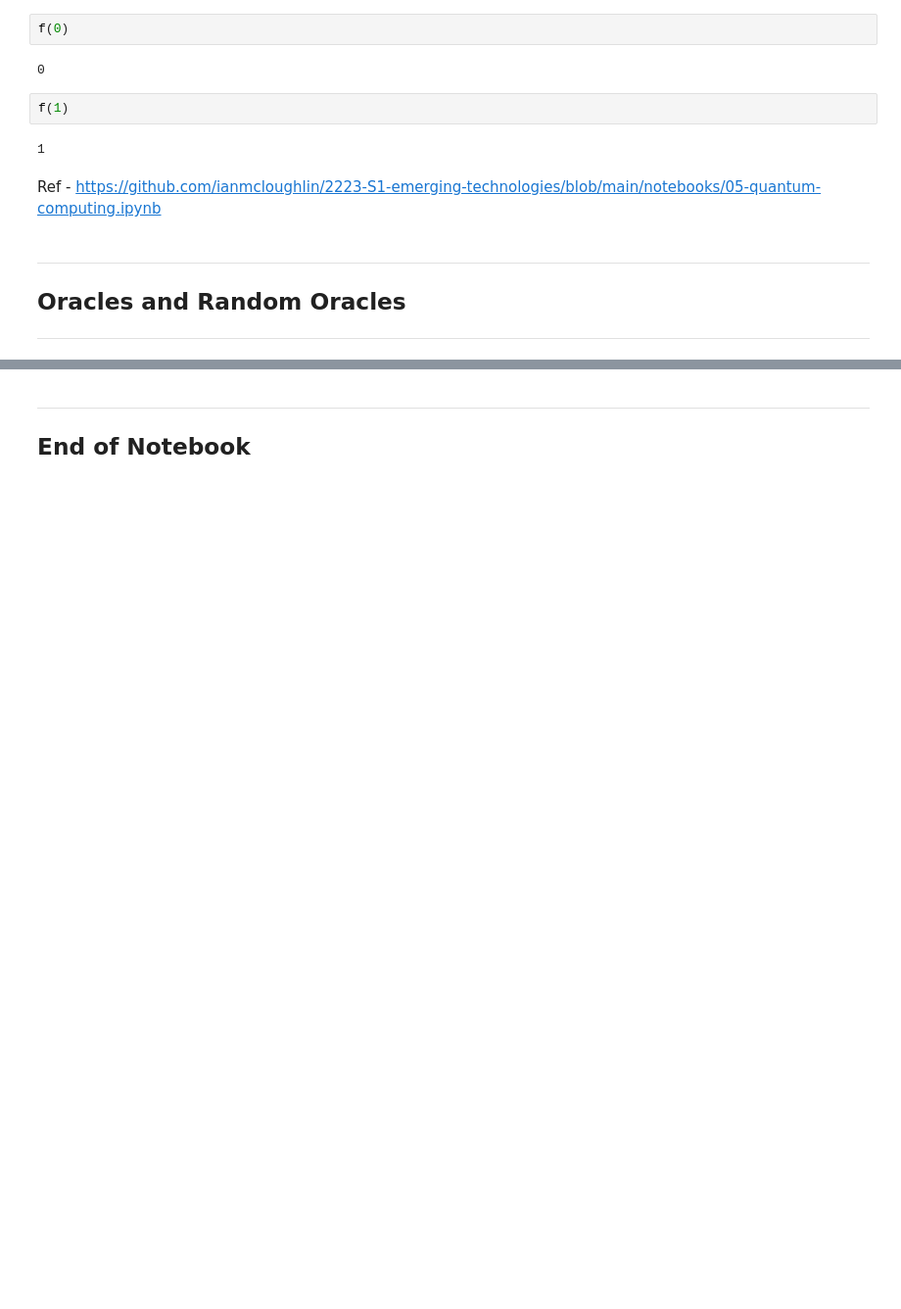
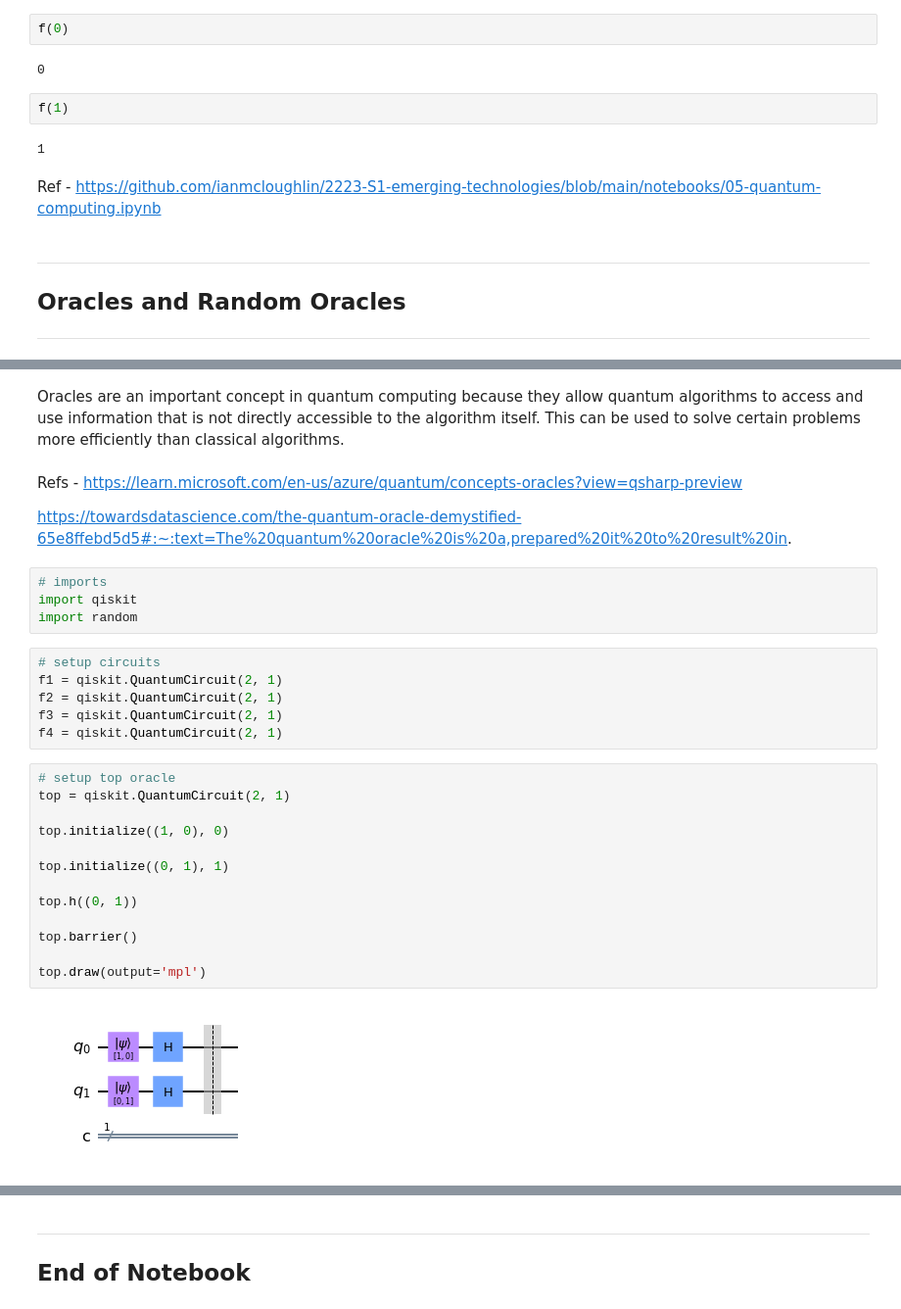
Before and after one commit to DylanMorr/Emerging-Technology-Assessment, a Jupyter notebook: content/Main-Notebooks/quantum-computing.ipynb, the cells around one changed output, grey strips where cells are left out. Shown at 98% size. Saved outputs shown, nothing was run; the diff lists cells and outputs as text; blank space fills up the shorter version.

Commit message:
Quantum Book Finshed

```diff
--- a/content/Main-Notebooks/quantum-computing.ipynb
+++ b/content/Main-Notebooks/quantum-computing.ipynb
@@ -254,0 +265,31 @@ Ref - https://github.com/ianmcloughlin/2223-S1-emerging-technologies/blob/main/n
+# %% [markdown]
+Oracles are an important concept in quantum computing because they allow quantum algorithms to access and use information that is not directly accessible to the algorithm itself. This can be used to solve certain problems more efficiently than classical algorithms.
+# %% [markdown]
+Refs - https://learn.microsoft.com/en-us/azure/quantum/concepts-oracles?view=qsharp-preview
+
+https://towardsdatascience.com/the-quantum-oracle-demystified-65e8ffebd5d5#:~:text=The%20quantum%20oracle%20is%20a,prepared%20it%20to%20result%20in.
+# %%
+# imports
+import qiskit
+import random
+# %%
+# setup circuits
+f1 = qiskit.QuantumCircuit(2, 1)
+f2 = qiskit.QuantumCircuit(2, 1)
+f3 = qiskit.QuantumCircuit(2, 1)
+f4 = qiskit.QuantumCircuit(2, 1)
+# %%
+# setup top oracle
+top = qiskit.QuantumCircuit(2, 1)
+
+top.initialize((1, 0), 0)
+
+top.initialize((0, 1), 1)
+
+top.h((0, 1))
+
+top.barrier()
+
+top.draw(output='mpl')
+# %% [output]
+[figure, added]
```
Also changed, not shown: parts of 17 cells of this notebook.
